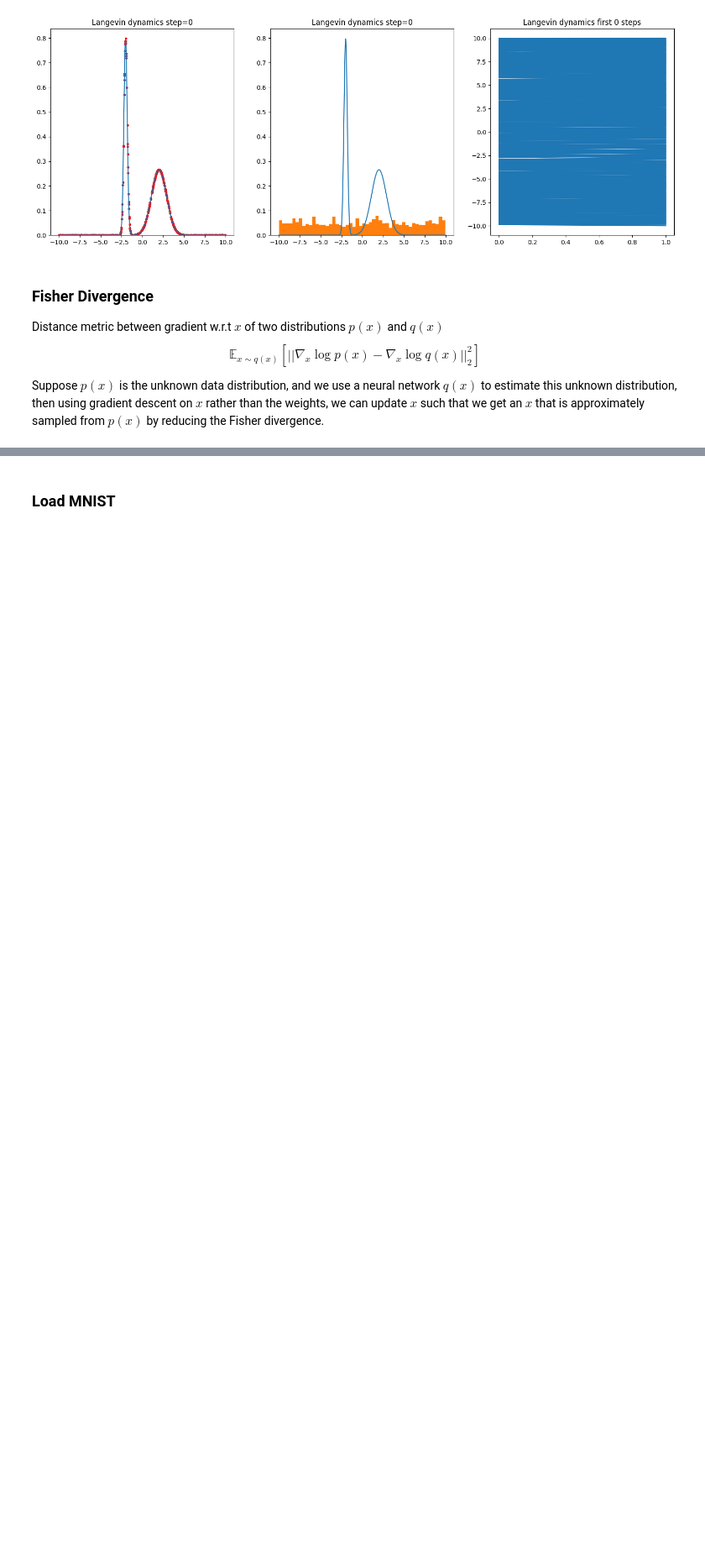
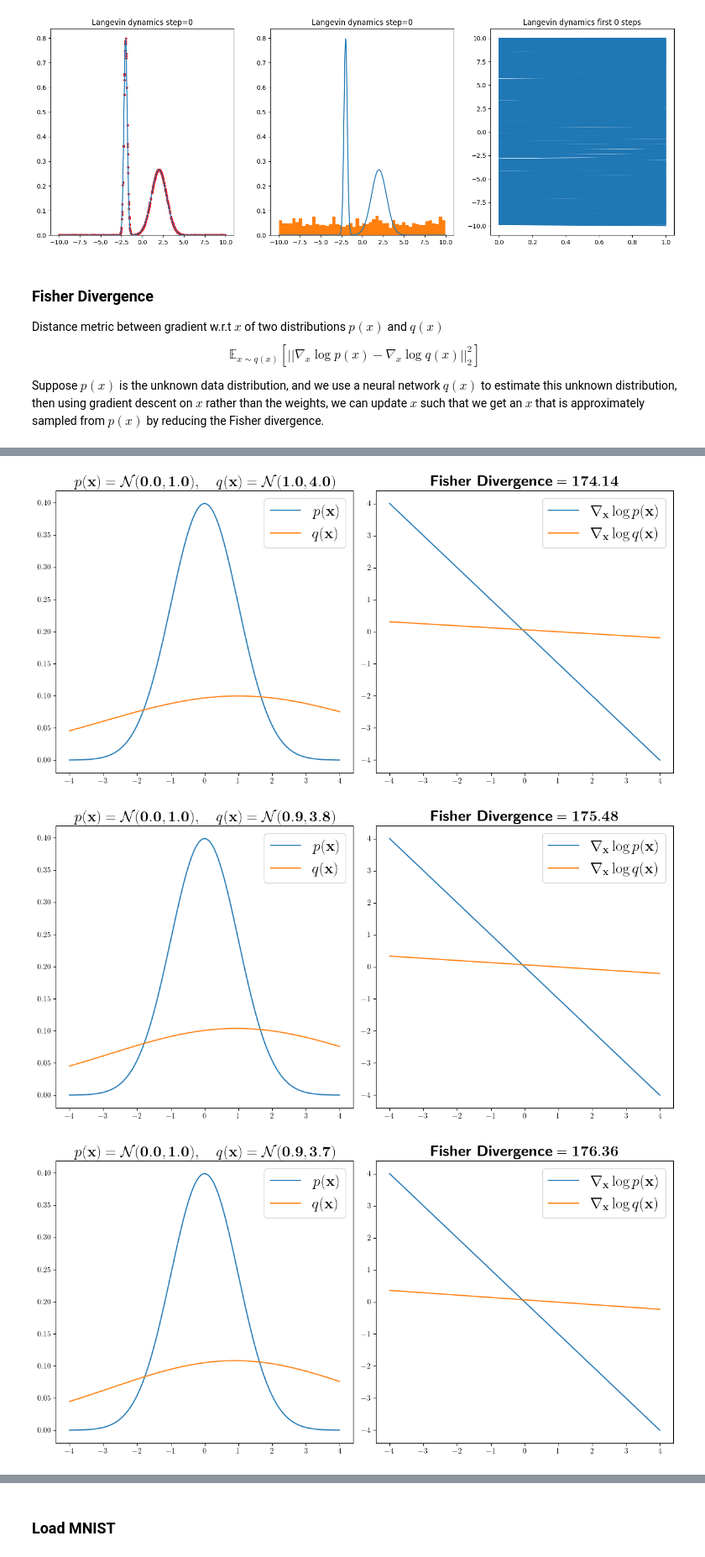
Before and after one commit to Janko-dev/generative_modeling, a Jupyter notebook: notebooks/score_based_models.ipynb, the cells around one changed output, grey strips where cells are left out. Shown at 84% size. Drawn from its saved outputs; the diff is of its cells as text; code cells hidden in the pictures; blank space fills up the shorter version.

Commit message:
new latex fisher divergence

```diff
--- a/notebooks/score_based_models.ipynb
+++ b/notebooks/score_based_models.ipynb
@@ -352,0 +353,55 @@ plt.savefig('../outputs/fisher_divergence.pdf', dpi=300)
+# %%
+plt.rcParams['text.usetex'] = True
+
+# define a linear range of values between -4 and 4
+x = torch.linspace(-4, 4, 1000, requires_grad=True)
+
+p_mu = 0
+p_var = 1
+q_mus = torch.linspace(1, 0, 20) #[1, 0.6, 0.3, 0]
+q_vars = torch.linspace(4, 1, 20) #[3, 2.5, 1.5, 1]
+
+font_size = 20
+
+for t, (q_mu, q_var) in enumerate(zip(q_mus, q_vars[:])):
+
+    _, (ax1, ax2) = plt.subplots(1, 2, figsize=(12, 6))
+
+    # reset gradient to zero
+    x.grad = None
+
+    # constant p(x)
+    p = gaussian(x, p_mu, p_var)
+    log_p = torch.log(p)
+    log_p.backward(torch.ones_like(log_p))
+    ax2.plot(x.detach().numpy(), x.grad.data, label=r'$\nabla_{\bf{x}} \log p(\bf{x})$')
+    deriv_log_p = x.grad.data.clone()
+
+    # reset gradient to zero
+    x.grad = None
+
+    # varying q(x)
+    q = gaussian(x, q_mu, q_var)
+    log_q = torch.log(q)
+    log_q.backward(torch.ones_like(log_q))
+    ax2.plot(x.detach().numpy(), x.grad.data, label=r'$\nabla_{\bf{x}} \log q(\bf{x})$')
+    deriv_log_q = x.grad.data.clone()
+
+    # distance between gradients
+    fisher_divergence = 1/2*torch.sum(q * (deriv_log_p - deriv_log_q)**2)
+
+    ax2.set_title(rf'$\textbf{{Fisher Divergence}} = \mathbf{{{fisher_divergence:.2f}}}$', fontdict = {'fontsize' : font_size})
+    ax2.legend(fontsize=font_size)
+
+    ax1.plot(x.detach().numpy(), p.detach().numpy(), label=r"$p(\bf{x})$")
+    ax1.plot(x.detach().numpy(), q.detach().numpy(), label=r"$q(\bf{x})$")
+    ax1.legend(fontsize=font_size)
+
+    ax1.set_title(rf"$p(\bf{{x}}) = \mathcal{{N}}(0.0, 1.0), \quad \mathit{{q}}(\bf{{x}}) = \mathcal{{N}}({q_mu:.1f}, {q_var:.1f})$", fontdict = {'fontsize' : font_size})
+
+    plt.tight_layout()
+    plt.savefig(f'../outputs/fisher_example/t-{t}.pdf', dpi=300)
+# %% [output]
+[figure, added]
+[figure, added]
+[figure, added]
```
Also changed, not shown: parts of 2 cells of this notebook, 21 other files.
